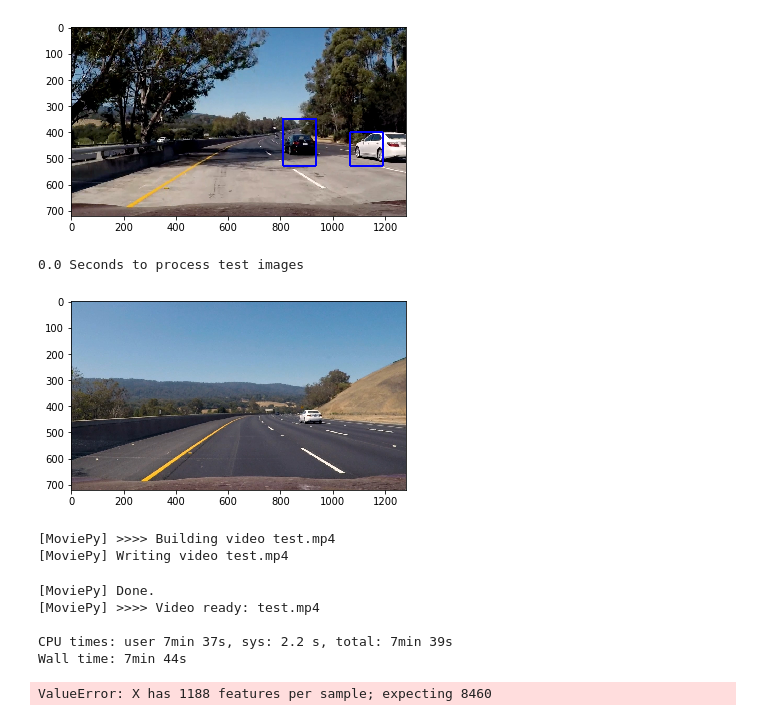
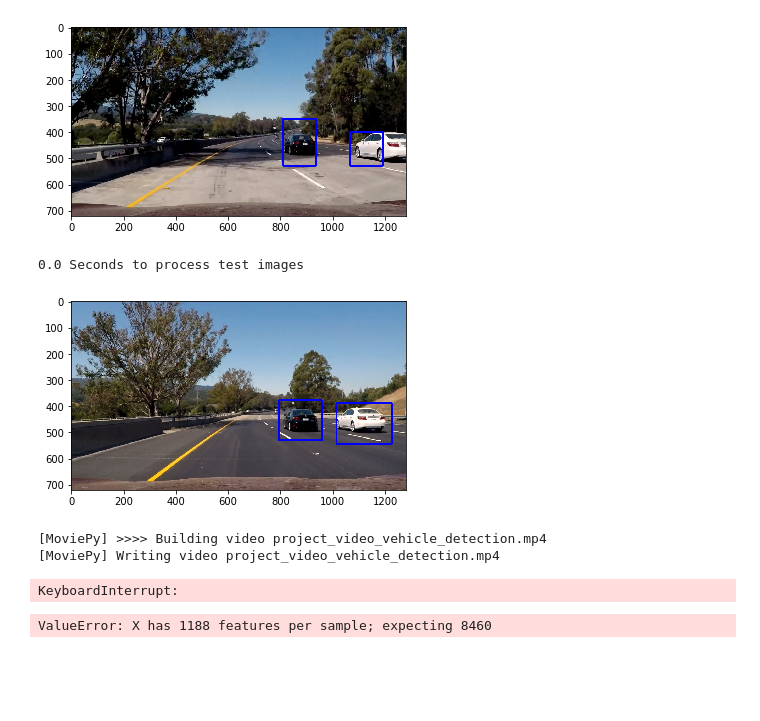
Before and after one commit to R-EM/CarND-Vehicle-Detection, a Jupyter notebook: Vehicle_detection.ipynb, the cells around one changed output. Drawn from its saved outputs; the diff is of its cells as text; code cells hidden in the pictures; blank space fills up the shorter version.

Commit message:
Add another window search in the pipeline. Now have two separate window searches with different parameters, and combine both when searching for a vehicle.

```diff
--- a/Vehicle_detection.ipynb
+++ b/Vehicle_detection.ipynb
@@ -588,12 +588,26 @@ plt.show()
 [figure]
 # %%
 def pipeline(image):
-    hot_windows, window_img = find_car(image,y_start_stop, window_size, overlap)
+    hot_windows = []
+
+    # First scan for windows
+    y_start_stop = [350, 640]
+    window_size = 128
+    overlap = 0.7
+    hot_windows_temp, window_img = find_car(image,y_start_stop, window_size, overlap)
+    hot_windows += hot_windows_temp
+
+    # Second scan for windows
+    y_start_stop = [350, 640]
+    window_size = 96
+    overlap = 0.85
+    hot_windows_temp, window_img = find_car(image,y_start_stop, window_size, overlap)
+    hot_windows += hot_windows_temp
 
     heatmap_img = np.zeros_like(window_img[:,:,0])
     heatmap_img = add_heat(heatmap_img, hot_windows)
 
-    heatmap = apply_threshold(heatmap_img, 0)
+    heatmap = apply_threshold(heatmap_img, 1)
     labels = label(heatmap)
 
     # Draw bounding boxes on a copy of the image
@@ -603,27 +617,27 @@ def pipeline(image):
 # %%
 # Check the prediction time for a single sample
 t=time.time()
 print(round(time.time()-t, 2), 'Seconds to process test images')
 
-y_start_stop = [350, 640]
-window_size = 128
-overlap = 0.6
+#y_start_stop = [350, 640]
+#window_size = 128
+#overlap = 0.6
 
-image = mpimg.imread('./test_images/test3.jpg')
+image = mpimg.imread('./test_images/test6.jpg')
 #hot_windows, window_img = find_car(image)
 img = pipeline(image)
 
 plt.imshow(img)
 plt.show()
 # %% [output]
 0.0 Seconds to process test images
-[figure, old version]
+[figure, new version]
 # %%
 # Import everything needed to edit/save/watch video clips
 from moviepy.editor import VideoFileClip
 from IPython.display import HTML
 
-video_output = 'test.mp4'
+video_output = 'project_video_vehicle_detection.mp4'
 ## To speed up the testing process you may want to try your pipeline on a shorter subclip of the video
 ## To do so add .subclip(start_second,end_second) to the end of the line below
 ## Where start_second and end_second are integer values representing the start and end of the subclip
@@ -633,13 +647,9 @@ clip1 = VideoFileClip("project_video.mp4")
 video_clip = clip1.fl_image(pipeline) #NOTE: this function expects color images!!
 %time video_clip.write_videofile(video_output, audio=False)
 # %% [output]
-[MoviePy] >>>> Building video test.mp4
-[MoviePy] Writing video test.mp4
+[MoviePy] >>>> Building video project_video_vehicle_detection.mp4
+[MoviePy] Writing video project_video_vehicle_detection.mp4
-[MoviePy] Done.
-[MoviePy] >>>> Video ready: test.mp4
-
-CPU times: user 7min 37s, sys: 2.2 s, total: 7min 39s
-Wall time: 7min 44s
+KeyboardInterrupt:
 # %%
 # Define a single function that can extract features using hog sub-sampling and make predictions
 def find_cars(img, ystart, ystop, scale, svc, X_scaler, orient, pix_per_cell, cell_per_block, spatial_size, hist_bins):
```
Also changed, not shown: 1 other file.
